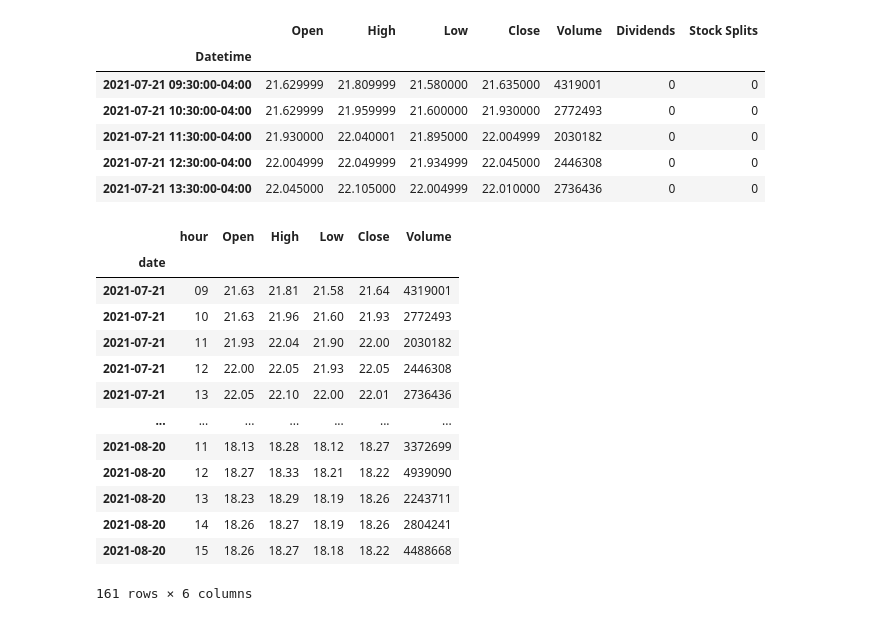
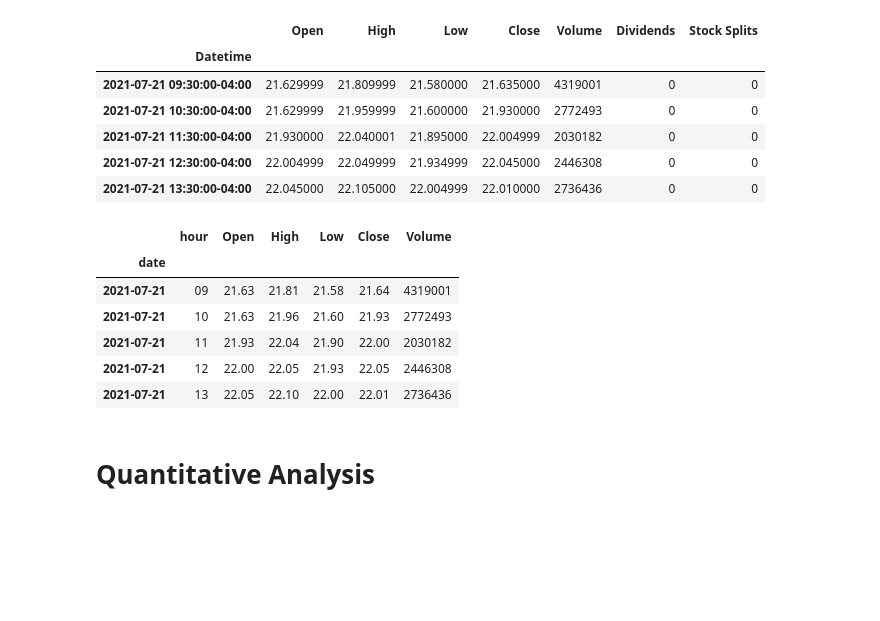
Before and after one commit to IgorComune/Financial-Markets, a Jupyter notebook: financial_markets.ipynb, the cells around one changed output. Saved outputs shown, nothing was run; the diff lists cells and outputs as text; code cells hidden in the pictures; blank space fills up the shorter version.

```diff
--- a/financial_markets.ipynb
+++ b/financial_markets.ipynb
@@ -261,20 +261,16 @@ def organize_data(data):
   stock
 
   return stock
-# %%
-organize_data(vale)
-# %% [output]
-|  | hour | Open | High | Low | Close | Volume |
-| date |  |  |  |  |  |  |
-| 2021-07-21 | 09 | 21.63 | 21.81 | 21.58 | 21.64 | 4319001 |
-| 2021-07-21 | 10 | 21.63 | 21.96 | 21.60 | 21.93 | 2772493 |
-| 2021-07-21 | 11 | 21.93 | 22.04 | 21.90 | 22.00 | 2030182 |
-| 2021-07-21 | 12 | 22.00 | 22.05 | 21.93 | 22.05 | 2446308 |
-| 2021-07-21 | 13 | 22.05 | 22.10 | 22.00 | 22.01 | 2736436 |
-| ... | ... | ... | ... | ... | ... | ... |
-| 2021-08-20 | 11 | 18.13 | 18.28 | 18.12 | 18.27 | 3372699 |
-| 2021-08-20 | 12 | 18.27 | 18.33 | 18.21 | 18.22 | 4939090 |
-| 2021-08-20 | 13 | 18.23 | 18.29 | 18.19 | 18.26 | 2243711 |
-| 2021-08-20 | 14 | 18.26 | 18.27 | 18.19 | 18.26 | 2804241 |
-| 2021-08-20 | 15 | 18.26 | 18.27 | 18.18 | 18.22 | 4488668 |
-161 rows × 6 columns
+# %%
+vale = organize_data(vale)
+vale.head()
+# %% [output]
+|  | hour | Open | High | Low | Close | Volume |
+| date |  |  |  |  |  |  |
+| 2021-07-21 | 09 | 21.63 | 21.81 | 21.58 | 21.64 | 4319001 |
+| 2021-07-21 | 10 | 21.63 | 21.96 | 21.60 | 21.93 | 2772493 |
+| 2021-07-21 | 11 | 21.93 | 22.04 | 21.90 | 22.00 | 2030182 |
+| 2021-07-21 | 12 | 22.00 | 22.05 | 21.93 | 22.05 | 2446308 |
+| 2021-07-21 | 13 | 22.05 | 22.10 | 22.00 | 22.01 | 2736436 |
+# %% [markdown]
+# Quantitative Analysis
```
